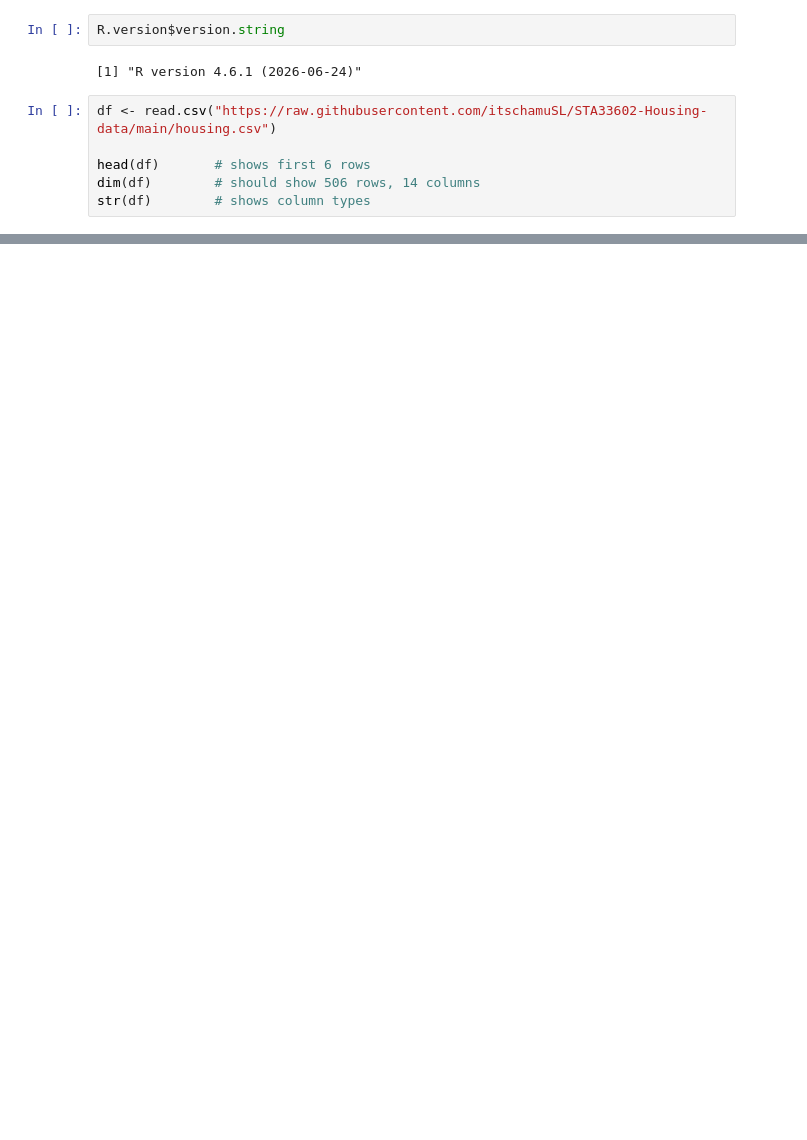
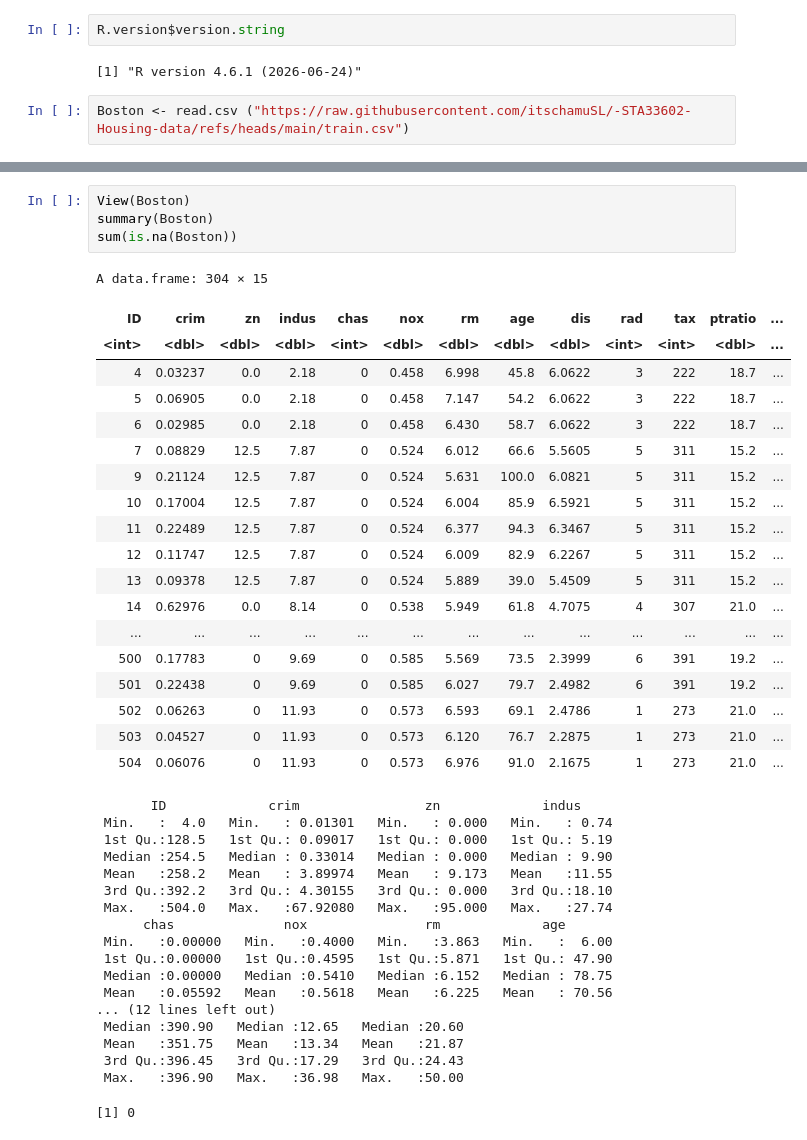
Before and after one commit to itschamuSL/-STA33602-Housing-data, a Jupyter notebook: analysis.ipynb, the cells around one changed output, grey strips where cells are left out. Saved outputs shown, nothing was run; the diff lists cells and outputs as text; blank space fills up the shorter version.

```diff
--- a/analysis.ipynb
+++ b/analysis.ipynb
@@ -5,8 +5,4 @@ R.version$version.string
 # %% [output]
 [1] "R version 4.6.1 (2026-06-24)"
 # %%
-df <- read.csv("https://raw.githubusercontent.com/itschamuSL/STA33602-Housing-data/main/housing.csv")
-
-head(df)       # shows first 6 rows
-dim(df)        # should show 506 rows, 14 columns
-str(df)        # shows column types
+Boston <- read.csv ("https://raw.githubusercontent.com/itschamuSL/-STA33602-Housing-data/refs/heads/main/train.csv")
@@ -16,0 +9,42 @@ ERROR: Error in file(file, "rt"): cannot open the connection to 'https://raw.git
+# %%
+View(Boston)
+summary(Boston)
+sum(is.na(Boston))
+# %% [output]
+A data.frame: 304 × 15
+| ID | crim | zn | indus | chas | nox | rm | age | dis | rad | tax | ptratio | ... |
+| <int> | <dbl> | <dbl> | <dbl> | <int> | <dbl> | <dbl> | <dbl> | <dbl> | <int> | <int> | <dbl> | ... |
+| 4 | 0.03237 | 0.0 | 2.18 | 0 | 0.458 | 6.998 | 45.8 | 6.0622 | 3 | 222 | 18.7 | ... |
+| 5 | 0.06905 | 0.0 | 2.18 | 0 | 0.458 | 7.147 | 54.2 | 6.0622 | 3 | 222 | 18.7 | ... |
+| 6 | 0.02985 | 0.0 | 2.18 | 0 | 0.458 | 6.430 | 58.7 | 6.0622 | 3 | 222 | 18.7 | ... |
+| 7 | 0.08829 | 12.5 | 7.87 | 0 | 0.524 | 6.012 | 66.6 | 5.5605 | 5 | 311 | 15.2 | ... |
+| 9 | 0.21124 | 12.5 | 7.87 | 0 | 0.524 | 5.631 | 100.0 | 6.0821 | 5 | 311 | 15.2 | ... |
+| 10 | 0.17004 | 12.5 | 7.87 | 0 | 0.524 | 6.004 | 85.9 | 6.5921 | 5 | 311 | 15.2 | ... |
+| 11 | 0.22489 | 12.5 | 7.87 | 0 | 0.524 | 6.377 | 94.3 | 6.3467 | 5 | 311 | 15.2 | ... |
+| 12 | 0.11747 | 12.5 | 7.87 | 0 | 0.524 | 6.009 | 82.9 | 6.2267 | 5 | 311 | 15.2 | ... |
+| 13 | 0.09378 | 12.5 | 7.87 | 0 | 0.524 | 5.889 | 39.0 | 5.4509 | 5 | 311 | 15.2 | ... |
+| 14 | 0.62976 | 0.0 | 8.14 | 0 | 0.538 | 5.949 | 61.8 | 4.7075 | 4 | 307 | 21.0 | ... |
+| ... | ... | ... | ... | ... | ... | ... | ... | ... | ... | ... | ... | ... |
+| 500 | 0.17783 | 0 | 9.69 | 0 | 0.585 | 5.569 | 73.5 | 2.3999 | 6 | 391 | 19.2 | ... |
+| 501 | 0.22438 | 0 | 9.69 | 0 | 0.585 | 6.027 | 79.7 | 2.4982 | 6 | 391 | 19.2 | ... |
+| 502 | 0.06263 | 0 | 11.93 | 0 | 0.573 | 6.593 | 69.1 | 2.4786 | 1 | 273 | 21.0 | ... |
+| 503 | 0.04527 | 0 | 11.93 | 0 | 0.573 | 6.120 | 76.7 | 2.2875 | 1 | 273 | 21.0 | ... |
+| 504 | 0.06076 | 0 | 11.93 | 0 | 0.573 | 6.976 | 91.0 | 2.1675 | 1 | 273 | 21.0 | ... |
+       ID             crim                zn             indus
+ Min.   :  4.0   Min.   : 0.01301   Min.   : 0.000   Min.   : 0.74
+ 1st Qu.:128.5   1st Qu.: 0.09017   1st Qu.: 0.000   1st Qu.: 5.19
+ Median :254.5   Median : 0.33014   Median : 0.000   Median : 9.90
+ Mean   :258.2   Mean   : 3.89974   Mean   : 9.173   Mean   :11.55
+ 3rd Qu.:392.2   3rd Qu.: 4.30155   3rd Qu.: 0.000   3rd Qu.:18.10
+ Max.   :504.0   Max.   :67.92080   Max.   :95.000   Max.   :27.74
+      chas              nox               rm             age
+ Min.   :0.00000   Min.   :0.4000   Min.   :3.863   Min.   :  6.00
+ 1st Qu.:0.00000   1st Qu.:0.4595   1st Qu.:5.871   1st Qu.: 47.90
+ Median :0.00000   Median :0.5410   Median :6.152   Median : 78.75
+ Mean   :0.05592   Mean   :0.5618   Mean   :6.225   Mean   : 70.56
+... (12 lines left out)
+ Median :390.90   Median :12.65   Median :20.60
+ Mean   :351.75   Mean   :13.34   Mean   :21.87
+ 3rd Qu.:396.45   3rd Qu.:17.29   3rd Qu.:24.43
+ Max.   :396.90   Max.   :36.98   Max.   :50.00
+[1] 0
```
Also changed, not shown: parts of 1 cell of this notebook.
